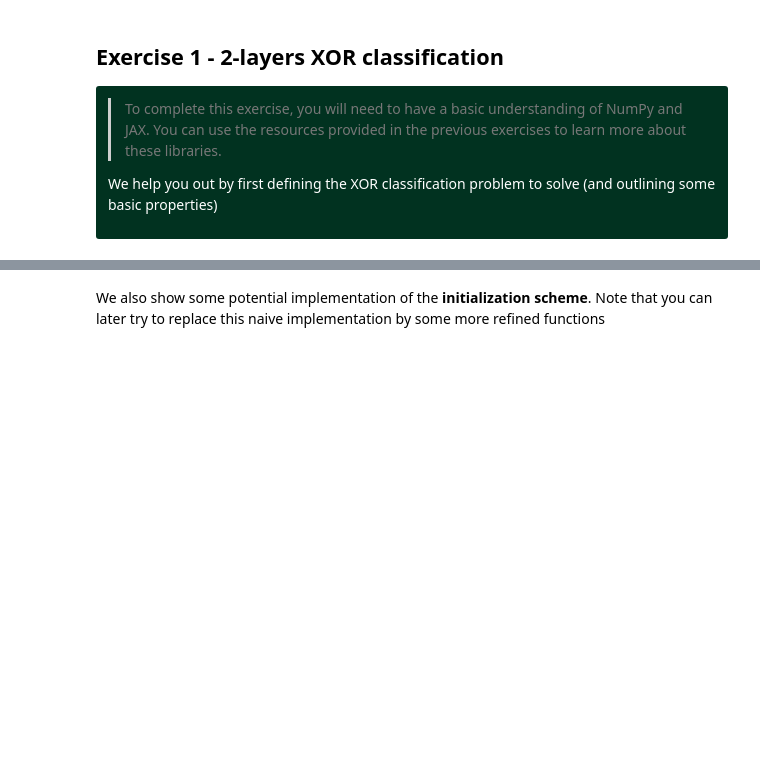
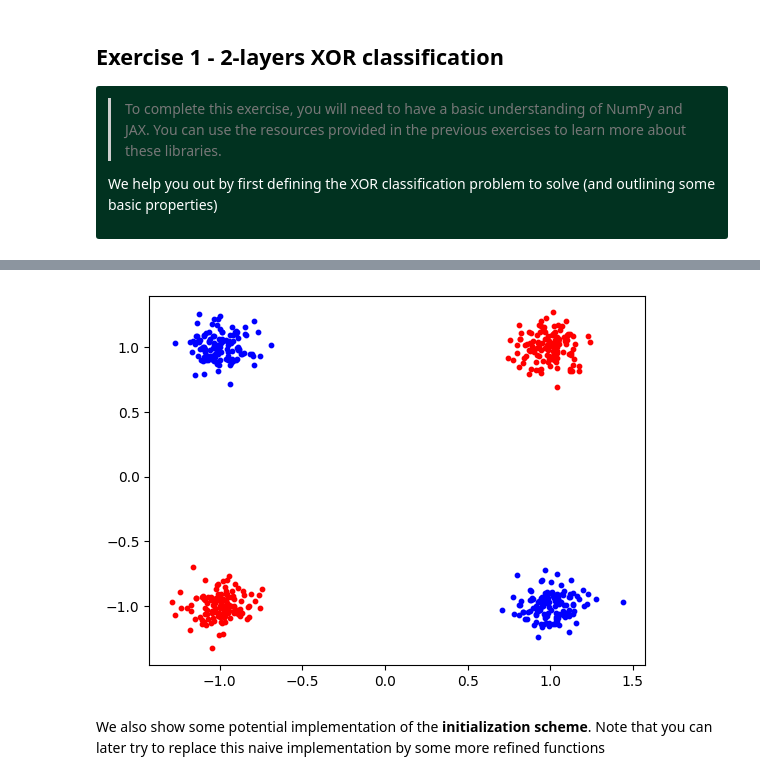
Before and after one commit to ValentinCB/creative_ml, a Jupyter notebook: 02_neural_networks.ipynb, the cells around one changed output, grey strips where cells are left out. Saved outputs shown, nothing was run; the diff lists cells and outputs as text; code cells hidden in the pictures; blank space fills up the shorter version.

```diff
--- a/02_neural_networks.ipynb
+++ b/02_neural_networks.ipynb
@@ -455,3 +455,16 @@ Creating the object
+# %%
+import numpy as np
+import matplotlib.pyplot as plt
+
+fig, ax = plt.subplots()
+
+for i, x in enumerate(x_inputs):
+    color = 'r' if y_classes[i] == 0 else 'b'
+    ax.scatter(x[0], x[1], c=color, s=10)
+
+plt.show()
+# %% [output]
+[figure, added]
 # %% [markdown]
 We also show some potential implementation of the **initialization scheme**. Note that you can later try to replace this naive implementation by some more refined functions
 # %%
```
Also changed, not shown: parts of 21 cells of this notebook.
